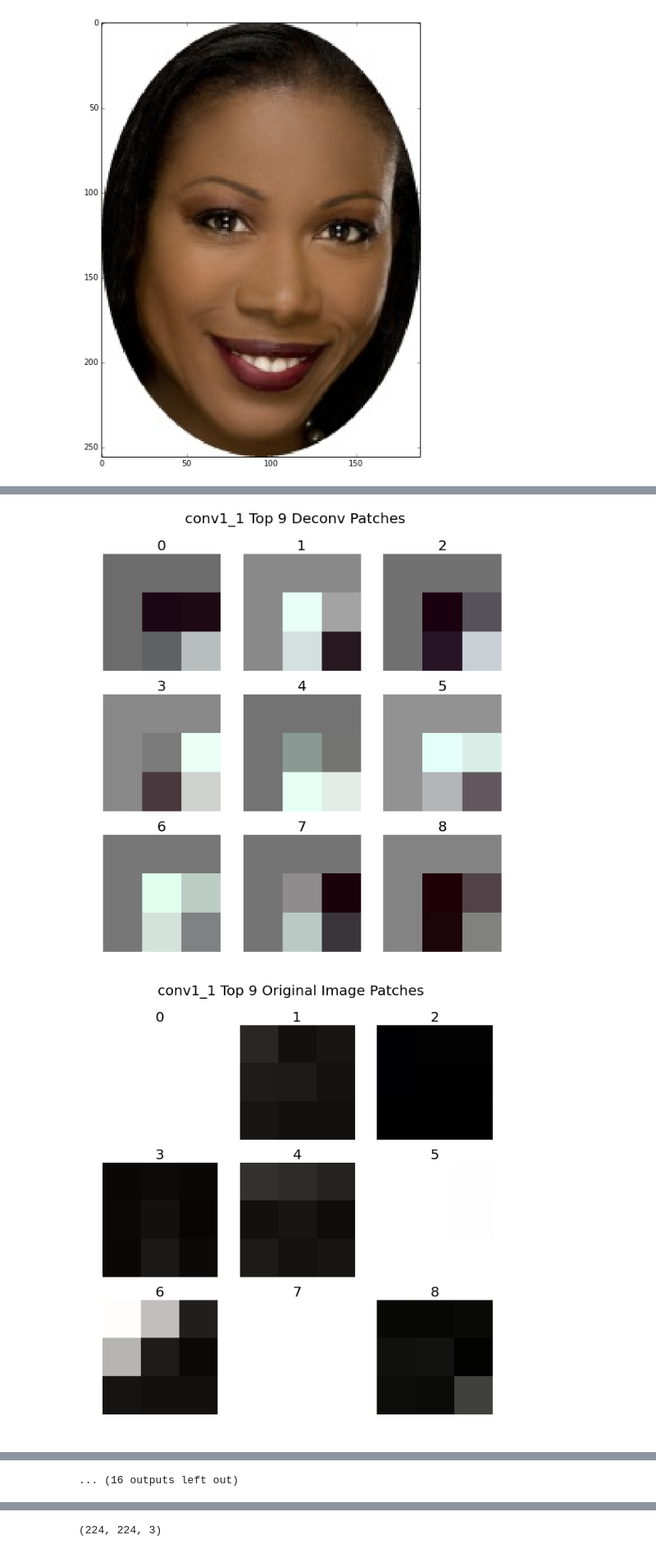
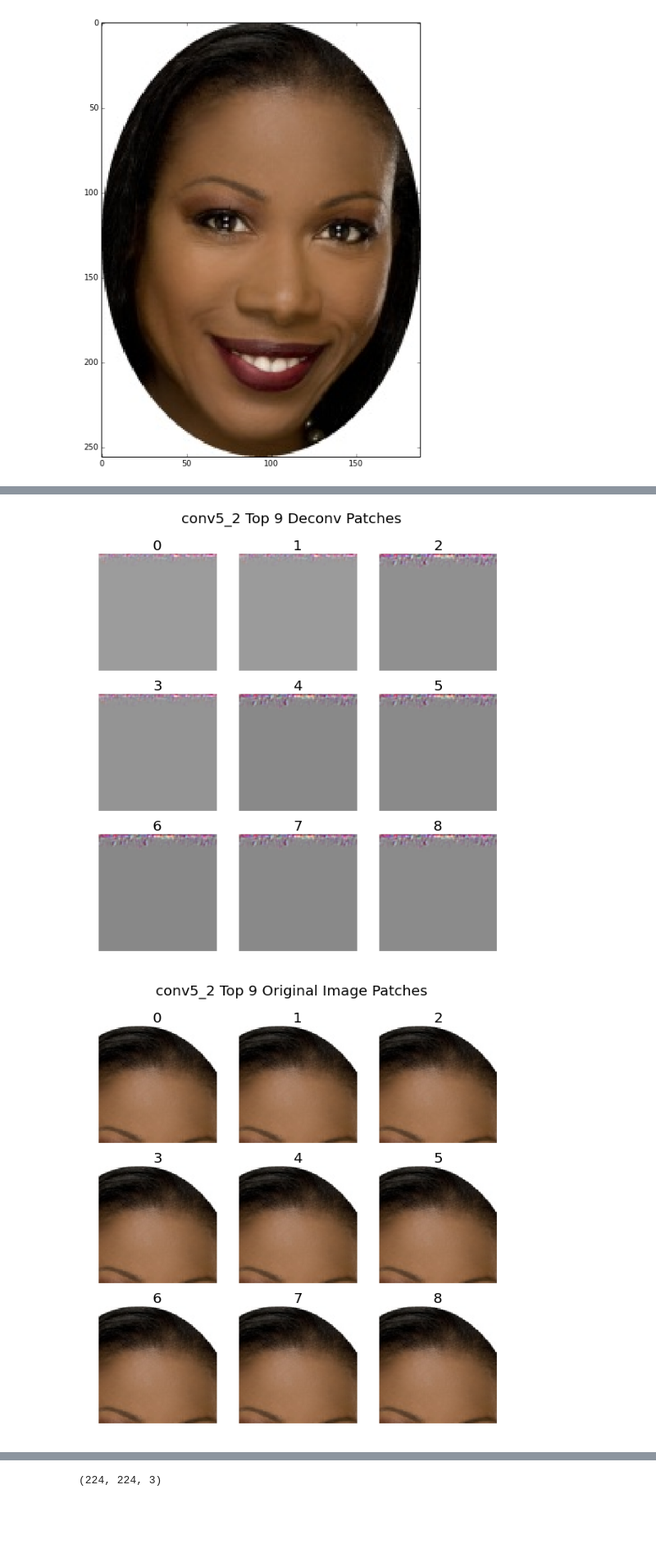
Before and after one commit to amandasongmm/attractiveness_datamining, a Jupyter notebook: linjieCode/code/deconv_visual.ipynb, the cells around one changed output, grey strips where cells are left out. Shown at 82% size. Saved outputs shown, nothing was run; the diff lists cells and outputs as text; code cells hidden in the pictures; blank space fills up the shorter version.

```diff
--- a/linjieCode/code/deconv_visual.ipynb
+++ b/linjieCode/code/deconv_visual.ipynb
@@ -41,8 +41,8 @@ imPath = testIm[10]
 #imPath = caffe_root +'examples/images/fish-bike.jpg'
 #lowest
 #imPath = '/home/lli-ms/attractiveness_datamining/MIT2kFaceDataset/2kfaces/Google_1_Albert Makowski_6_oval.jpg'
-#highestrgaret Wilkerson_3_ov
-imPath = '/home/lli-ms/attractiveness_datamining/MIT2kFaceDataset/2kfaces/Google_1_Maal.jpg'
+#highest
+imPath = '/home/lli-ms/attractiveness_datamining/MIT2kFaceDataset/2kfaces/Google_1_Margaret Wilkerson_3_oval.jpg'
 # %%
 de_layers = ["conv1_1t","conv1_2t","conv2_1t","conv2_2t","conv3_1t","conv3_2t","conv3_3t"\
             ,"conv4_1t","conv4_2t","conv4_3t","conv5_1t","conv5_2t"]
@@ -105,7 +105,7 @@ def find_color_gray(img):
 # %%
 layer_num = '1_1'
 topfeaNum = 9
-for layer_num in layerNum_list:
+for layer_num in [layerNum_list[-1]]:
     print '*********************NOW PROCESSING LAYER '+layer_num+'**************************************'
     MODEL_FILE = '../neuralNet/VGG16/attr_deconv_deploy'+layer_num+'.prototxt'
     net = caffe.Net(MODEL_FILE,
@@ -259,2 +233,2 @@ top features:  [ 45204.6640625   45562.64453125  51089.09765625  51909.86328125
-[figure, old version]
+[figure, new version]
-[figure, old version]
+[figure, new version]
@@ -267,4 +235,3 @@ top features:  [ 45204.6640625   45562.64453125  51089.09765625  51909.86328125
-... (16 outputs left out)
 # %%
 savePath = '../neuralNet/VGG16/filter_visual/'+'top9InTest/'
 if not os.path.exists(savePath):
```
Also changed, not shown: parts of 2 cells of this notebook, 3 other files.
